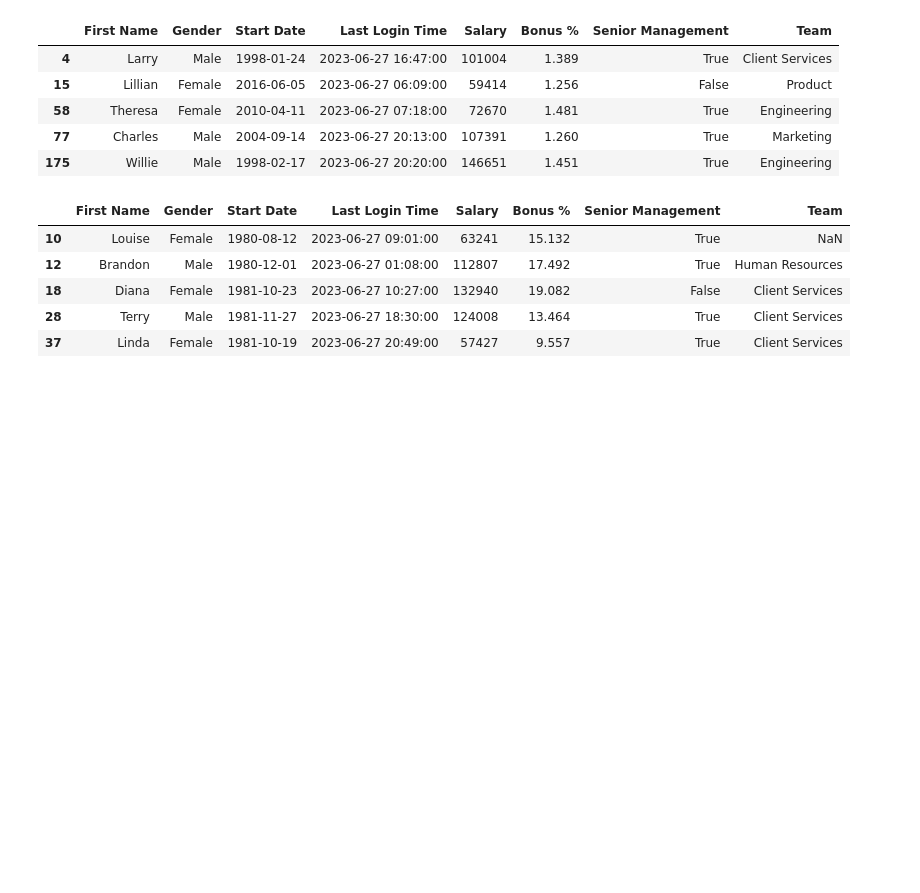
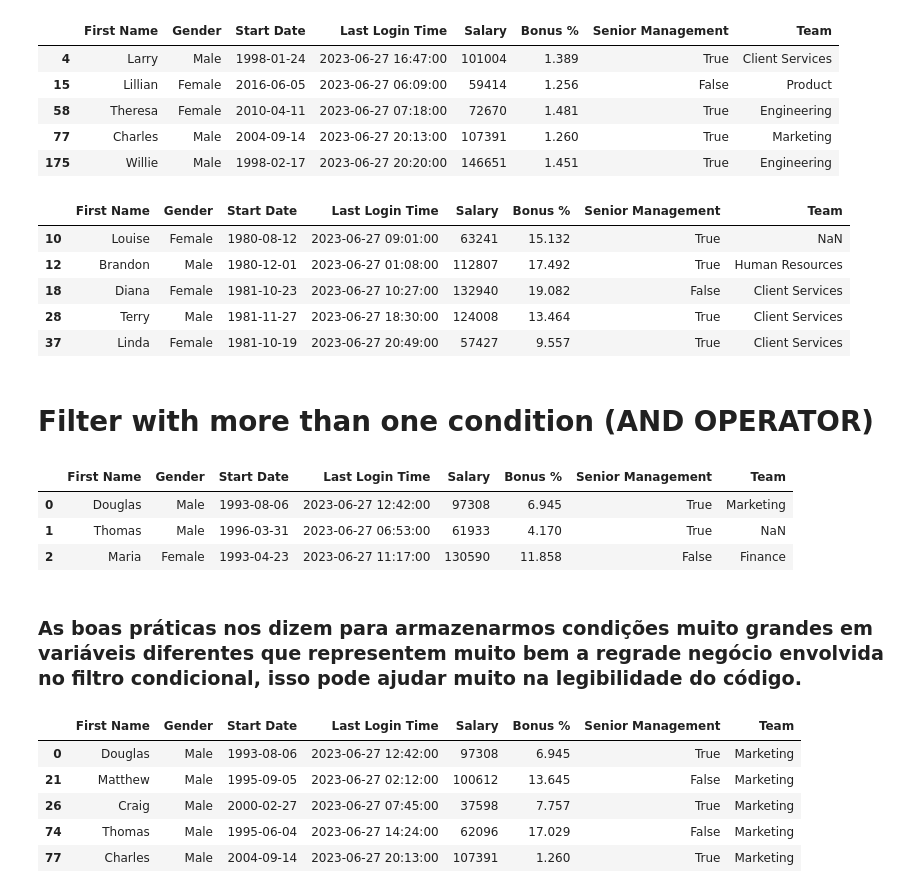
Before and after one commit to lukemariano/-I-love-pandas, a Jupyter notebook: pandas/Dataframes2.ipynb, the cells around one changed output. Saved outputs shown, nothing was run; the diff lists cells and outputs as text; code cells hidden in the pictures; blank space fills up the shorter version.

Commit message:
filtrando dataframe utilizando mais de uma condição (and operator)

```diff
--- a/pandas/Dataframes2.ipynb
+++ b/pandas/Dataframes2.ipynb
@@ -223,3 +223,29 @@ df_conditions[old_funcionarios].head()
 | 18 | Diana | Female | 1981-10-23 | 2023-06-27 10:27:00 | 132940 | 19.082 | False | Client Services |
 | 28 | Terry | Male | 1981-11-27 | 2023-06-27 18:30:00 | 124008 | 13.464 | True | Client Services |
 | 37 | Linda | Female | 1981-10-19 | 2023-06-27 20:49:00 | 57427 | 9.557 | True | Client Services |
+# %% [markdown]
+# **Filter with more than one condition (AND OPERATOR)**
+# %%
+df = pd.read_csv("employees.csv", parse_dates = ["Start Date", "Last Login Time"])
+df["Gender"] = df["Gender"].astype("category")
+df["Senior Management"] = df["Senior Management"].astype("bool")
+df.head(3)
+# %% [output]
+|  | First Name | Gender | Start Date | Last Login Time | Salary | Bonus % | Senior Management | Team |
+| 0 | Douglas | Male | 1993-08-06 | 2023-06-27 12:42:00 | 97308 | 6.945 | True | Marketing |
+| 1 | Thomas | Male | 1996-03-31 | 2023-06-27 06:53:00 | 61933 | 4.170 | True | NaN |
+| 2 | Maria | Female | 1993-04-23 | 2023-06-27 11:17:00 | 130590 | 11.858 | False | Finance |
+# %% [markdown]
+### As boas práticas nos dizem para armazenarmos condições muito grandes em variáveis diferentes que representem muito bem a regrade negócio envolvida no filtro condicional, isso pode ajudar muito na legibilidade do código.
+# %%
+genero_masculino = df["Gender"] == "Male"
+time_de_marketing = df["Team"] == "Marketing"
+
+df[genero_masculino & time_de_marketing].head()
+# %% [output]
+|  | First Name | Gender | Start Date | Last Login Time | Salary | Bonus % | Senior Management | Team |
+| 0 | Douglas | Male | 1993-08-06 | 2023-06-27 12:42:00 | 97308 | 6.945 | True | Marketing |
+| 21 | Matthew | Male | 1995-09-05 | 2023-06-27 02:12:00 | 100612 | 13.645 | False | Marketing |
+| 26 | Craig | Male | 2000-02-27 | 2023-06-27 07:45:00 | 37598 | 7.757 | True | Marketing |
+| 74 | Thomas | Male | 1995-06-04 | 2023-06-27 14:24:00 | 62096 | 17.029 | False | Marketing |
+| 77 | Charles | Male | 2004-09-14 | 2023-06-27 20:13:00 | 107391 | 1.260 | True | Marketing |
```
Also changed, not shown: parts of 2 cells of this notebook.
